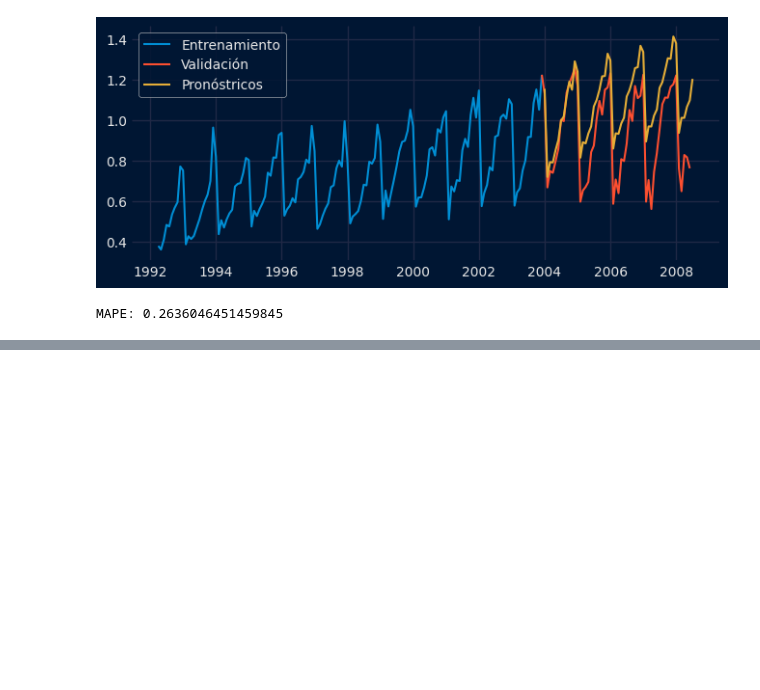
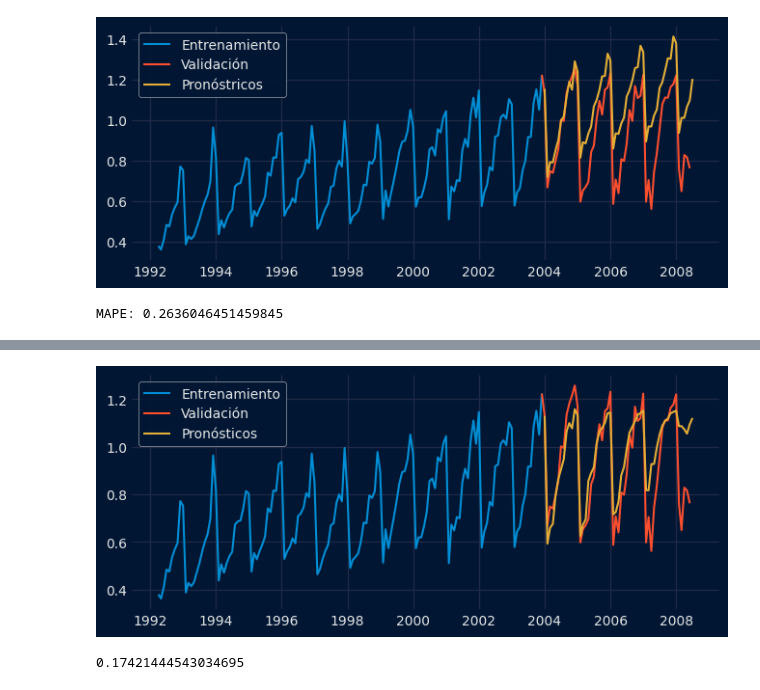
Before and after one commit to DavidBetancurRamirez/ComputacionCientifica, a Jupyter notebook: seriesTiempo/series_tiempo_clase.ipynb, the cells around one changed output, grey strips where cells are left out. Drawn from its saved outputs; the diff is of its cells as text; code cells hidden in the pictures; blank space fills up the shorter version.

Commit message:
Add Forecaster

```diff
--- a/seriesTiempo/series_tiempo_clase.ipynb
+++ b/seriesTiempo/series_tiempo_clase.ipynb
@@ -248,0 +261,9 @@ MAPE: 0.2636046451459845
+# %%
+forecaster_1 = ForecasterRecursive(
+  regressor=RandomForestRegressor(),
+  lags=15,
+  window_features=RollingFeatures(stats=['mean'], window_sizes=10)
+)
+
+forecaster_1.fit(y=data_train, store_in_sample_residuals=True)
+forecaster_1
@@ -248,0 +288,3 @@ MAPE: 0.2636046451459845
+# %%
+predictions_1 = forecaster_1.predict(steps=len(data_test))
+predictions_1
@@ -248,0 +309,13 @@ MAPE: 0.2636046451459845
+# %%
+plt.figure(figsize=(7, 3))
+plt.plot(data_train, label='Entrenamiento')
+plt.plot(data_test, label='Validación')
+plt.plot(predictions_1, label='Pronósticos')
+plt.legend()
+plt.show()
+# %% [output]
+[figure, added]
+# %%
+mean_absolute_percentage_error(data_test, predictions_1)
+# %% [output]
+0.17421444543034695
```
Also changed, not shown: parts of 24 cells of this notebook.
